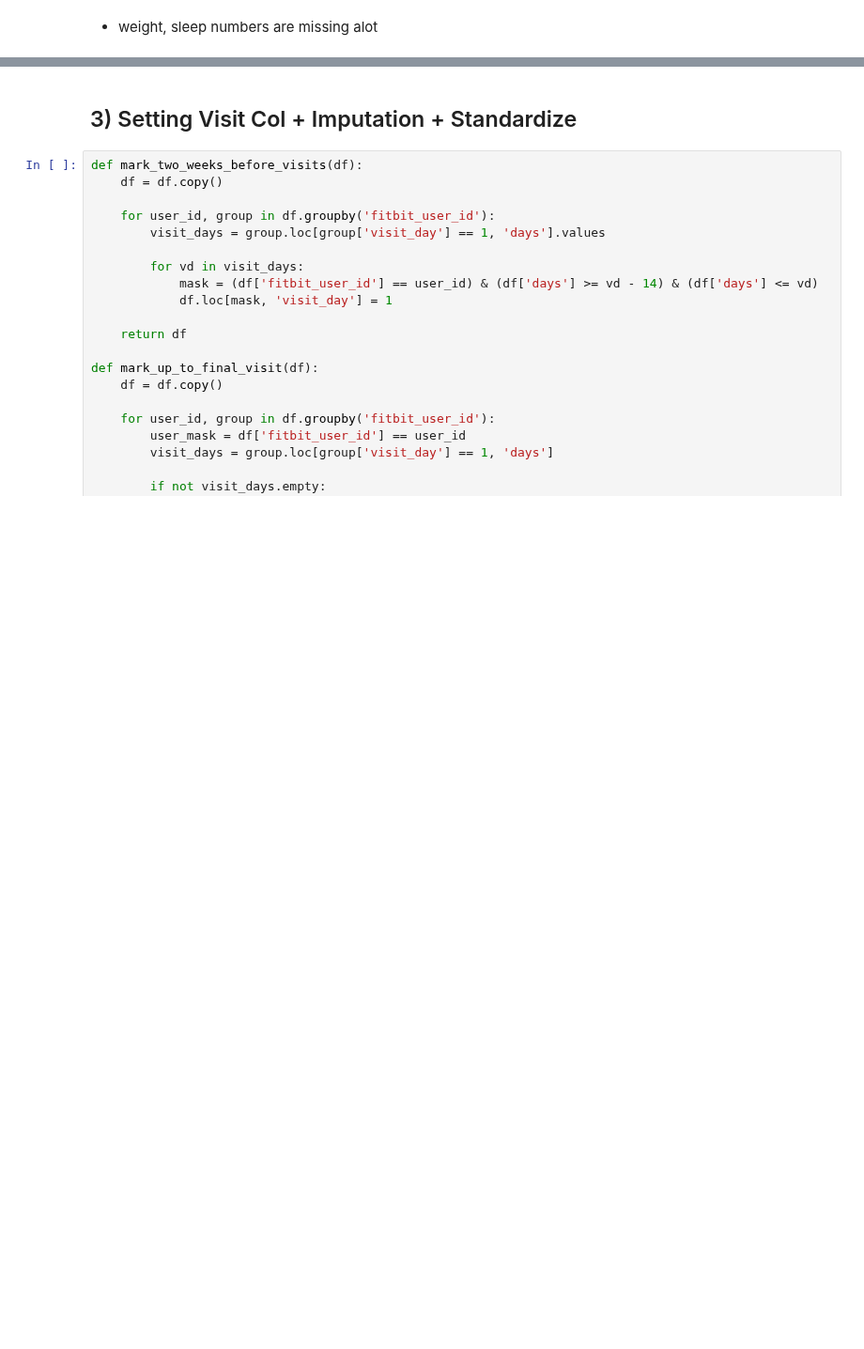
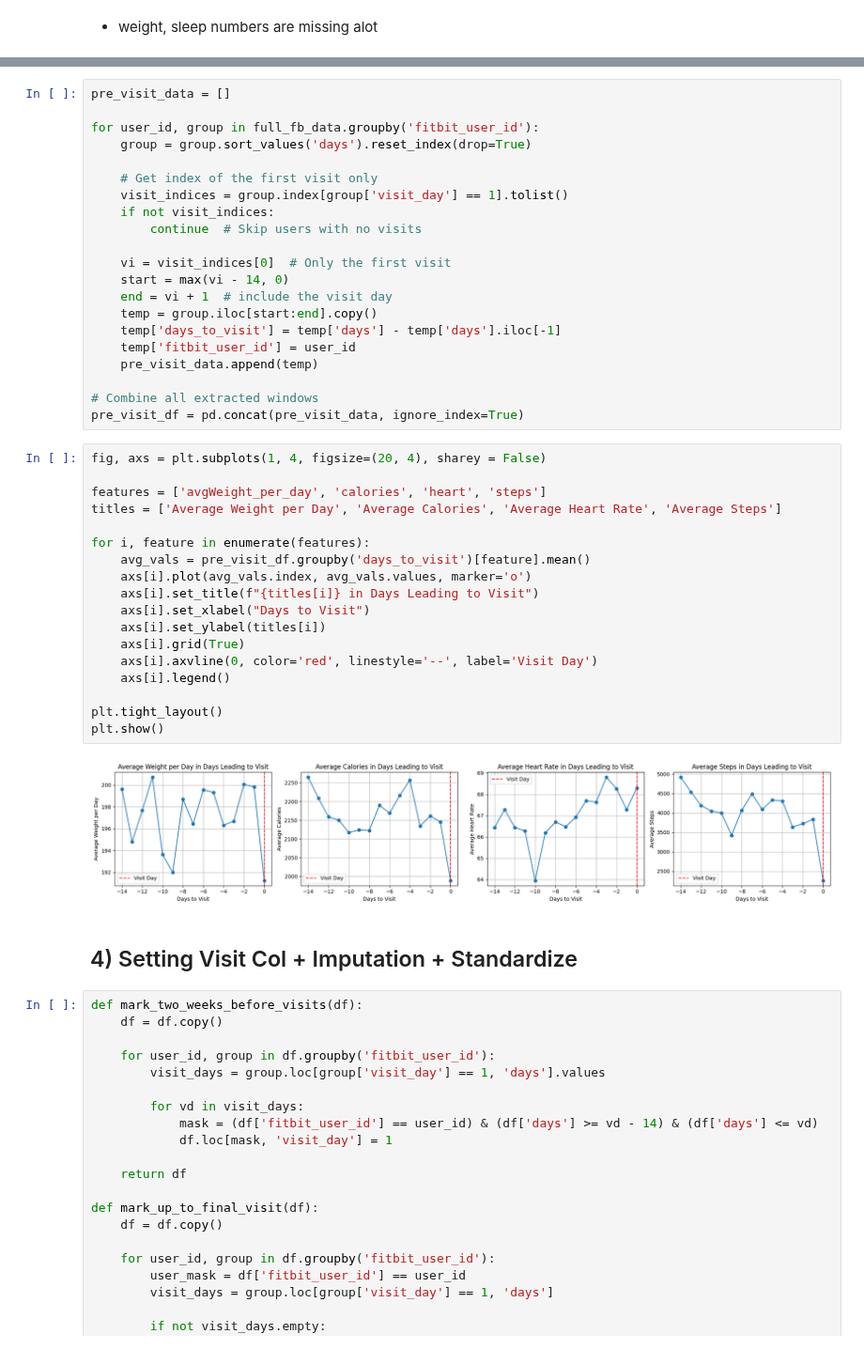
Before and after one commit to jhdaws/mhealth_classification, a Jupyter notebook: rf_xgboost/xgboost_final_setup.ipynb, the cells around one changed output, grey strips where cells are left out. Shown at 94% size. Saved outputs shown, nothing was run; the diff lists cells and outputs as text; blank space fills up the shorter version.

```diff
--- a/rf_xgboost/xgboost_final_setup.ipynb
+++ b/rf_xgboost/xgboost_final_setup.ipynb
@@ -331,5 +440,46 @@ plt.show()
+# %%
+pre_visit_data = []
+
+for user_id, group in full_fb_data.groupby('fitbit_user_id'):
+    group = group.sort_values('days').reset_index(drop=True)
+
+    # Get index of the first visit only
+    visit_indices = group.index[group['visit_day'] == 1].tolist()
+    if not visit_indices:
+        continue  # Skip users with no visits
+
+    vi = visit_indices[0]  # Only the first visit
+    start = max(vi - 14, 0)
+    end = vi + 1  # include the visit day
+    temp = group.iloc[start:end].copy()
+    temp['days_to_visit'] = temp['days'] - temp['days'].iloc[-1]
+    temp['fitbit_user_id'] = user_id
+    pre_visit_data.append(temp)
+
+# Combine all extracted windows
+pre_visit_df = pd.concat(pre_visit_data, ignore_index=True)
+# %%
+fig, axs = plt.subplots(1, 4, figsize=(20, 4), sharey = False)
+
+features = ['avgWeight_per_day', 'calories', 'heart', 'steps']
+titles = ['Average Weight per Day', 'Average Calories', 'Average Heart Rate', 'Average Steps']
+
+for i, feature in enumerate(features):
+    avg_vals = pre_visit_df.groupby('days_to_visit')[feature].mean()
+    axs[i].plot(avg_vals.index, avg_vals.values, marker='o')
+    axs[i].set_title(f"{titles[i]} in Days Leading to Visit")
+    axs[i].set_xlabel("Days to Visit")
+    axs[i].set_ylabel(titles[i])
+    axs[i].grid(True)
+    axs[i].axvline(0, color='red', linestyle='--', label='Visit Day')
+    axs[i].legend()
+
+plt.tight_layout()
+plt.show()
+# %% [output]
+[figure, added]
 # %% [markdown]
-## 3) Setting Visit Col + Imputation + Standardize
+## 4) Setting Visit Col + Imputation + Standardize
 # %%
 def mark_two_weeks_before_visits(df):
     df = df.copy()
```
Also changed, not shown: parts of 22 cells of this notebook.
